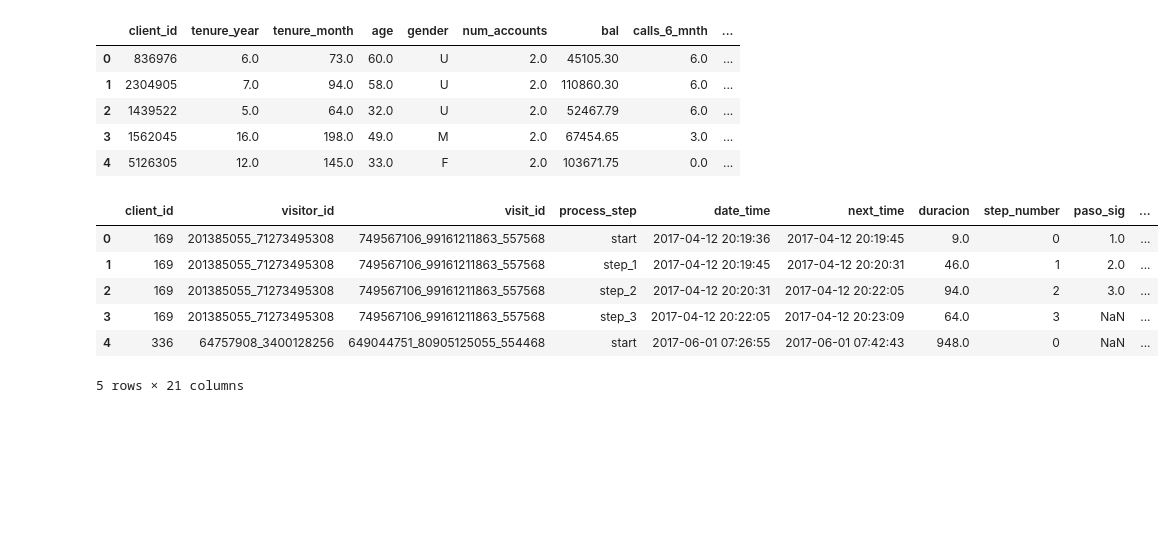
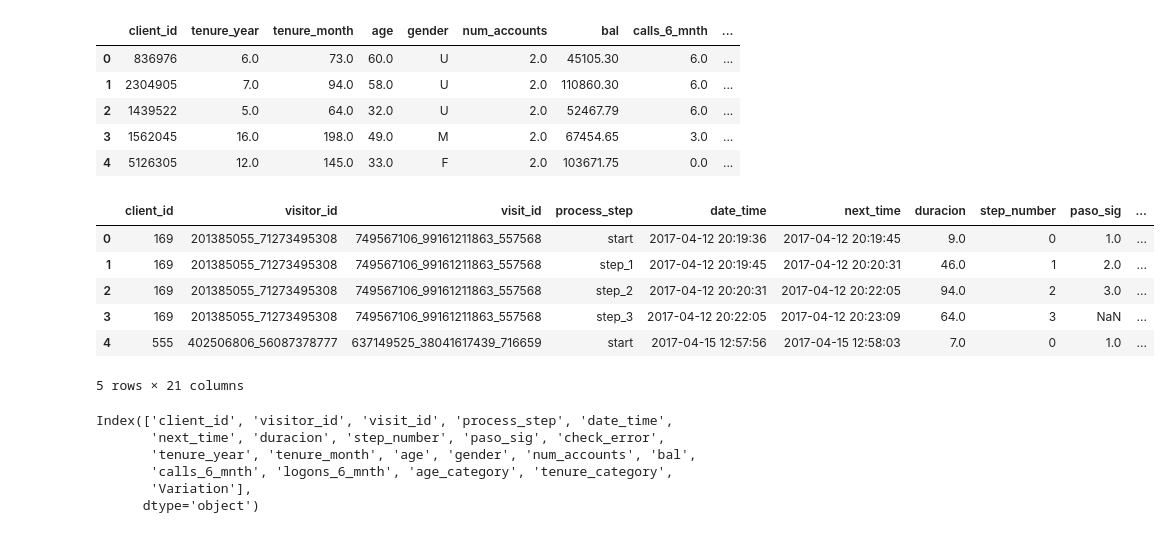
Before and after one commit to bperezlovisolo/Proyecto_4, a Jupyter notebook: notebooks/proyecto.ipynb, the cells around one changed output. Drawn from its saved outputs; the diff is of its cells as text; code cells hidden in the pictures; blank space fills up the shorter version.

Commit message:
df_master columnas limpias

```diff
--- a/notebooks/proyecto.ipynb
+++ b/notebooks/proyecto.ipynb
@@ -110,13 +110,22 @@ df_perfil_exp.head()
 | 3 | 1562045 | 16.0 | 198.0 | 49.0 | M | 2.0 | 67454.65 | 3.0 | ... |
 | 4 | 5126305 | 12.0 | 145.0 | 33.0 | F | 2.0 | 103671.75 | 0.0 | ... |
 # %%
-df_master = pd.merge(df_webdata, df_perfil_exp, on='client_id', how='left')
-df_master.head()
+df_master_0 = pd.merge(df_webdata, df_perfil_exp, on='client_id', how='inner')
+df_master_0.head()
 # %% [output]
 |  | client_id | visitor_id | visit_id | process_step | date_time | next_time | duracion | step_number | paso_sig | ... |
 | 0 | 169 | 201385055_71273495308 | 749567106_99161211863_557568 | start | 2017-04-12 20:19:36 | 2017-04-12 20:19:45 | 9.0 | 0 | 1.0 | ... |
 | 1 | 169 | 201385055_71273495308 | 749567106_99161211863_557568 | step_1 | 2017-04-12 20:19:45 | 2017-04-12 20:20:31 | 46.0 | 1 | 2.0 | ... |
 | 2 | 169 | 201385055_71273495308 | 749567106_99161211863_557568 | step_2 | 2017-04-12 20:20:31 | 2017-04-12 20:22:05 | 94.0 | 2 | 3.0 | ... |
 | 3 | 169 | 201385055_71273495308 | 749567106_99161211863_557568 | step_3 | 2017-04-12 20:22:05 | 2017-04-12 20:23:09 | 64.0 | 3 | NaN | ... |
-| 4 | 336 | 64757908_3400128256 | 649044751_80905125055_554468 | start | 2017-06-01 07:26:55 | 2017-06-01 07:42:43 | 948.0 | 0 | NaN | ... |
+| 4 | 555 | 402506806_56087378777 | 637149525_38041617439_716659 | start | 2017-04-15 12:57:56 | 2017-04-15 12:58:03 | 7.0 | 0 | 1.0 | ... |
 5 rows × 21 columns
+# %%
+df_master_0.columns
+# %% [output]
+Index(['client_id', 'visitor_id', 'visit_id', 'process_step', 'date_time',
+       'next_time', 'duracion', 'step_number', 'paso_sig', 'check_error',
+       'tenure_year', 'tenure_month', 'age', 'gender', 'num_accounts', 'bal',
+       'calls_6_mnth', 'logons_6_mnth', 'age_category', 'tenure_category',
+       'Variation'],
+      dtype='object')
```
Also changed, not shown: parts of 1 cell of this notebook.
